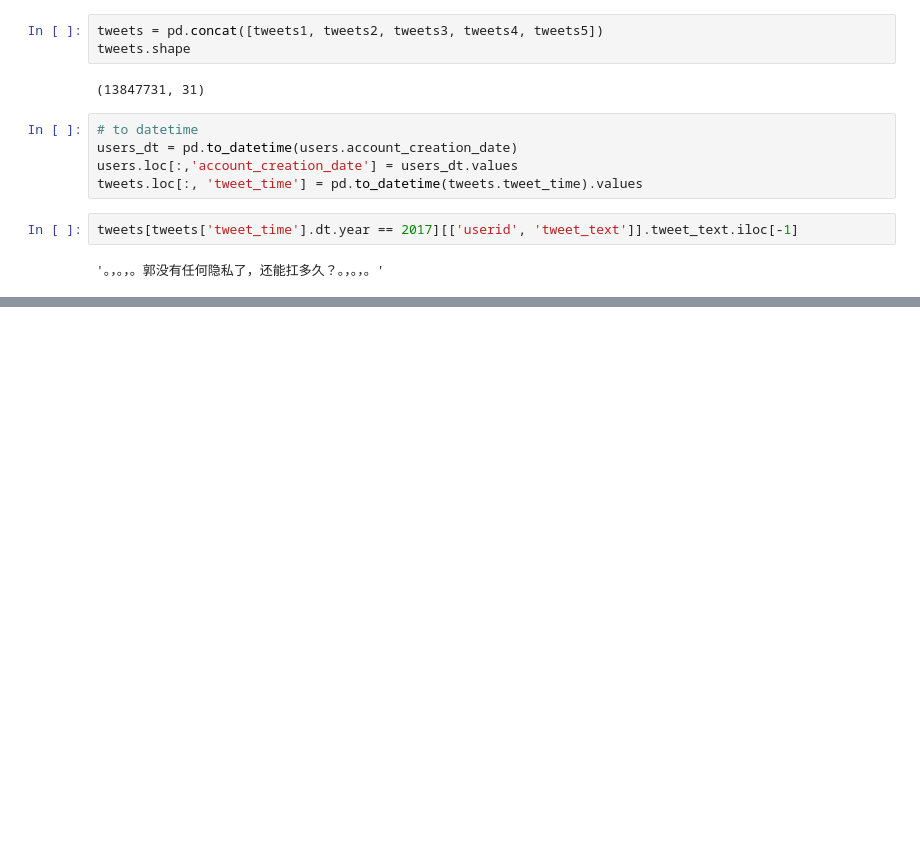
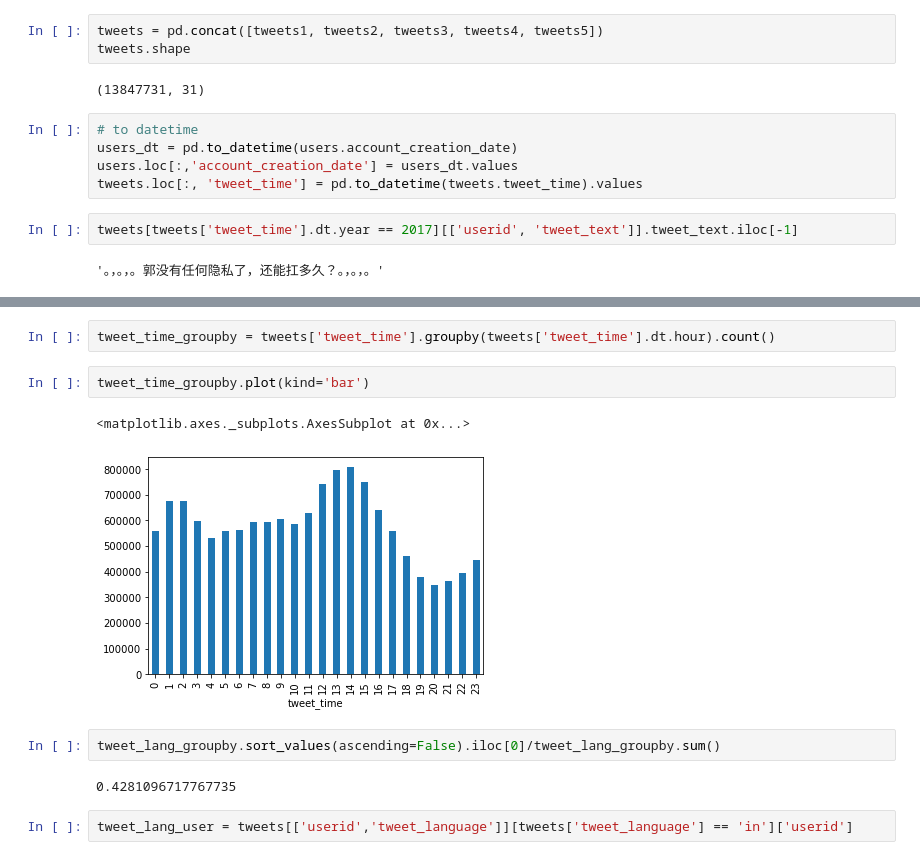
Before and after one commit to nicole9925/chinabots, a Jupyter notebook: scripts/Sandbox.ipynb, the cells around one changed output, grey strips where cells are left out. Saved outputs shown, nothing was run; the diff lists cells and outputs as text; blank space fills up the shorter version.

```diff
--- a/scripts/Sandbox.ipynb
+++ b/scripts/Sandbox.ipynb
@@ -84,0 +64,13 @@ tweets[tweets['tweet_text'].str.contains('桂敏海')].tweet_text.iloc[2]
+# %%
+tweet_time_groupby = tweets['tweet_time'].groupby(tweets['tweet_time'].dt.hour).count()
+# %%
+tweet_time_groupby.plot(kind='bar')
+# %% [output]
+<matplotlib.axes._subplots.AxesSubplot at 0x...>
+[figure, added]
+# %%
+tweet_lang_groupby.sort_values(ascending=False).iloc[0]/tweet_lang_groupby.sum()
+# %% [output]
+0.4281096717767735
+# %%
+tweet_lang_user = tweets[['userid','tweet_language']][tweets['tweet_language'] == 'in']['userid']
```
Also changed, not shown: parts of 15 cells of this notebook, 4 other files.
